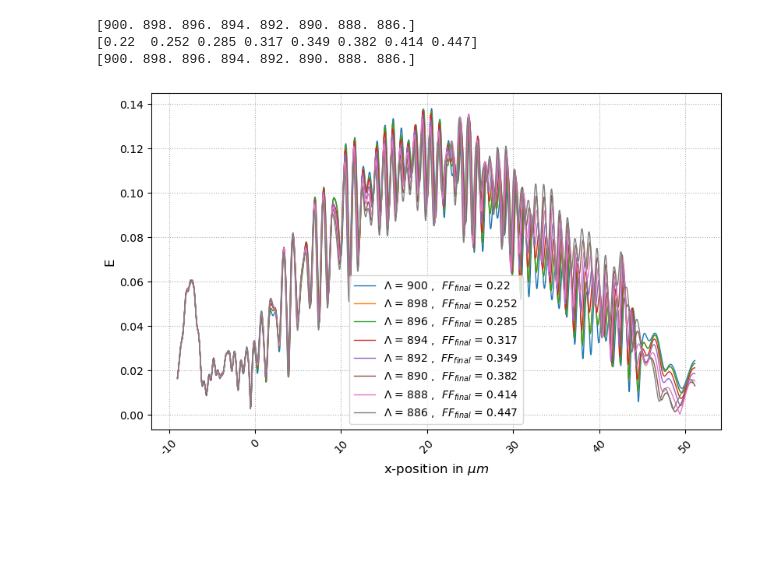
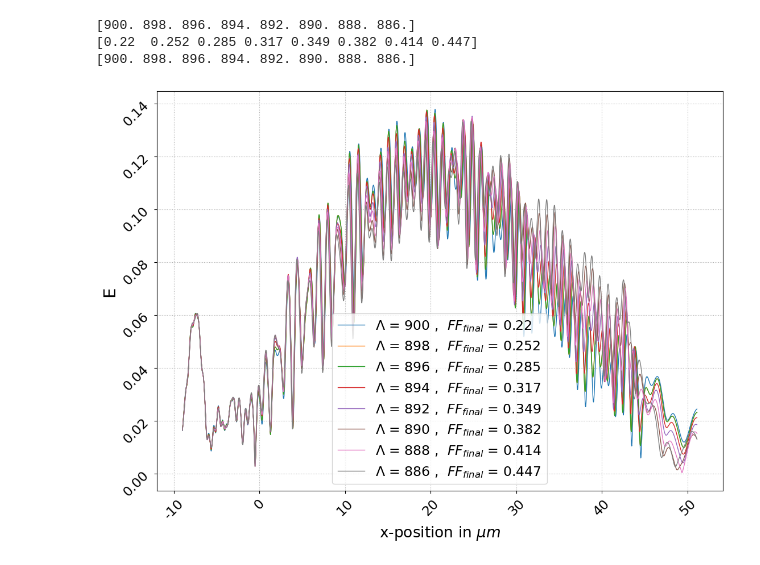
Before and after one commit to TobsTha/BA_code, a Jupyter notebook: Graphics/Up_E_overlay/overlay.ipynb, the cells around one changed output. Saved outputs shown, nothing was run; the diff lists cells and outputs as text; code cells hidden in the pictures; blank space fills up the shorter version.

Commit message:
new guass shape and overlay

```diff
--- a/Graphics/Up_E_overlay/overlay.ipynb
+++ b/Graphics/Up_E_overlay/overlay.ipynb
@@ -58,28 +58,32 @@ for i in range(8):
 # print(data['x(m)'].isna().sum())
 # %%
 # Plot the data
-fig, ax = plt.subplots(figsize=(8, 5), layout='constrained')
+
+tickslabelsize = 17
+labelsize = 19
+fontsize = 21
+
+fig, ax = plt.subplots(figsize=(11, 8), layout='constrained')
 for i in range(8):
     ax.plot(data_x[i], data_E[i], marker='', linewidth = 1 ,linestyle='-', label = data_label_both[i])
 
 # Use scientific notation for x-axis tick labels if appropriate
 ax.ticklabel_format(style='sci', axis='x', scilimits=(0,0))
 ax.set_xticks([x * 1e-5 for x in [-1, 0, 1, 2, 3, 4, 5]])
 ax.set_xticklabels([-10, 0, 10, 20, 30, 40, 50])
 
 # Increase label font size for readability and add a title
-ax.set_xlabel('x-position in $\\mu m$', fontsize=12)
-ax.set_ylabel('E', fontsize=12)
+ax.set_xlabel('x-position in $\\mu m$', fontsize=labelsize)
+ax.set_ylabel('E', fontsize=fontsize)
 # ax.set_title('E-field vs. x-position', fontsize=14)
 
 # Rotate x-axis tick labels to prevent overlap
-ax.tick_params(axis='x', labelrotation=45, labelsize=10)
+ax.tick_params(axis='both', labelrotation=45, labelsize=tickslabelsize)
 
 # Show grid
 ax.grid(True, linestyle = ':')
-ax.legend()
+ax.legend(fontsize = tickslabelsize)
 plt.show()
 fig.savefig('Up_E_overlay.png', dpi=300)
-fig.savefig('Up_E_overlay.pdf', dpi=300)
 # %% [output]
-[figure, old version]
+[figure, new version]
```
Also changed, not shown: 1 other file.
